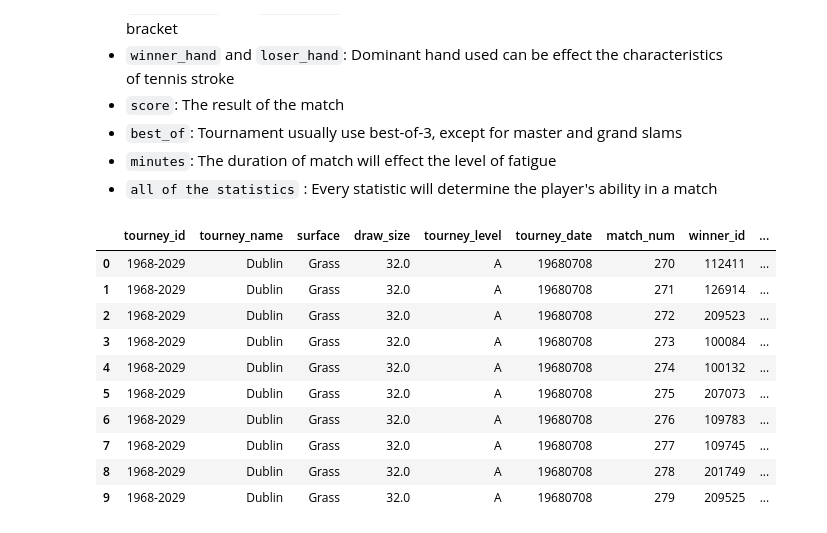
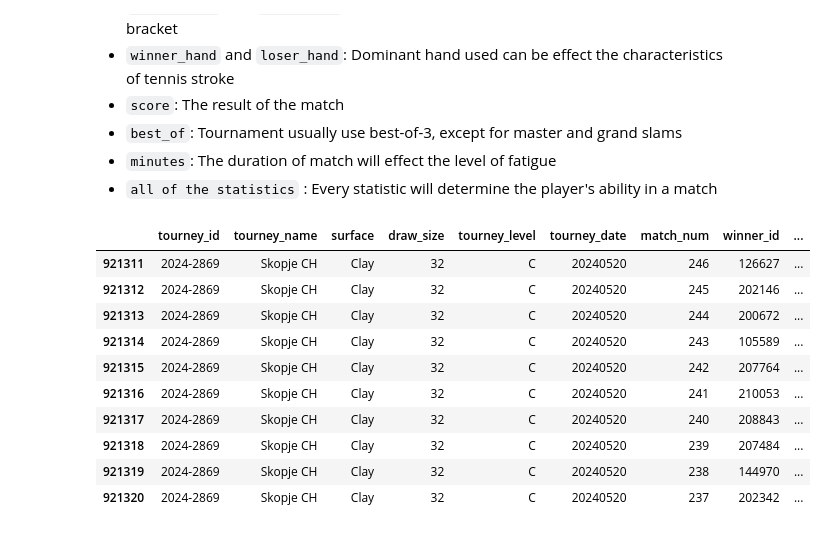
Before and after one commit to theodoreamadeo/tennis_match_predictor, a Jupyter notebook: final_project.ipynb, the cells around one changed output. Drawn from its saved outputs; the diff is of its cells as text; code cells hidden in the pictures.

```diff
--- a/final_project.ipynb
+++ b/final_project.ipynb
@@ -57,17 +57,17 @@ combined_df.to_csv(output_file, index=False)
 # %%
 pd.set_option("display.max_columns", None)
 df_used = pd.read_csv ("combined_file.csv")
-df_used.head(10)
+df_used.tail(10)
 # %% [output]
 |  | tourney_id | tourney_name | surface | draw_size | tourney_level | tourney_date | match_num | winner_id | ... |
-| 0 | 1968-2029 | Dublin | Grass | 32.0 | A | 19680708 | 270 | 112411 | ... |
-| 1 | 1968-2029 | Dublin | Grass | 32.0 | A | 19680708 | 271 | 126914 | ... |
-| 2 | 1968-2029 | Dublin | Grass | 32.0 | A | 19680708 | 272 | 209523 | ... |
-| 3 | 1968-2029 | Dublin | Grass | 32.0 | A | 19680708 | 273 | 100084 | ... |
-| 4 | 1968-2029 | Dublin | Grass | 32.0 | A | 19680708 | 274 | 100132 | ... |
-| 5 | 1968-2029 | Dublin | Grass | 32.0 | A | 19680708 | 275 | 207073 | ... |
-| 6 | 1968-2029 | Dublin | Grass | 32.0 | A | 19680708 | 276 | 109783 | ... |
-| 7 | 1968-2029 | Dublin | Grass | 32.0 | A | 19680708 | 277 | 109745 | ... |
-| 8 | 1968-2029 | Dublin | Grass | 32.0 | A | 19680708 | 278 | 201749 | ... |
-| 9 | 1968-2029 | Dublin | Grass | 32.0 | A | 19680708 | 279 | 209525 | ... |
+| 921311 | 2024-2869 | Skopje CH | Clay | 32 | C | 20240520 | 246 | 126627 | ... |
+| 921312 | 2024-2869 | Skopje CH | Clay | 32 | C | 20240520 | 245 | 202146 | ... |
+| 921313 | 2024-2869 | Skopje CH | Clay | 32 | C | 20240520 | 244 | 200672 | ... |
+| 921314 | 2024-2869 | Skopje CH | Clay | 32 | C | 20240520 | 243 | 105589 | ... |
+| 921315 | 2024-2869 | Skopje CH | Clay | 32 | C | 20240520 | 242 | 207764 | ... |
+| 921316 | 2024-2869 | Skopje CH | Clay | 32 | C | 20240520 | 241 | 210053 | ... |
+| 921317 | 2024-2869 | Skopje CH | Clay | 32 | C | 20240520 | 240 | 208843 | ... |
+| 921318 | 2024-2869 | Skopje CH | Clay | 32 | C | 20240520 | 239 | 207484 | ... |
+| 921319 | 2024-2869 | Skopje CH | Clay | 32 | C | 20240520 | 238 | 144970 | ... |
+| 921320 | 2024-2869 | Skopje CH | Clay | 32 | C | 20240520 | 237 | 202342 | ... |
 # %%
```
Also changed, not shown: parts of 25 cells of this notebook.
